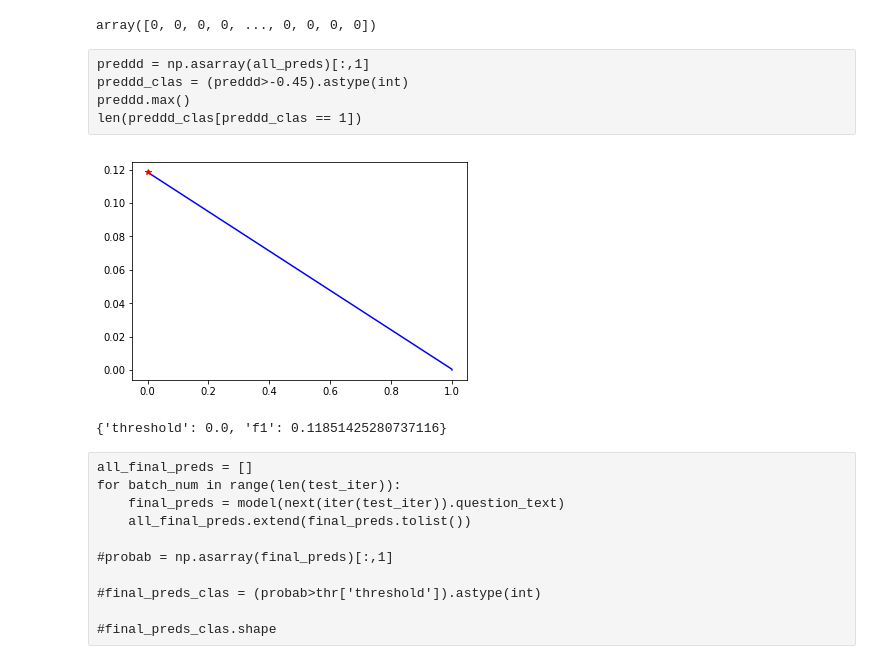
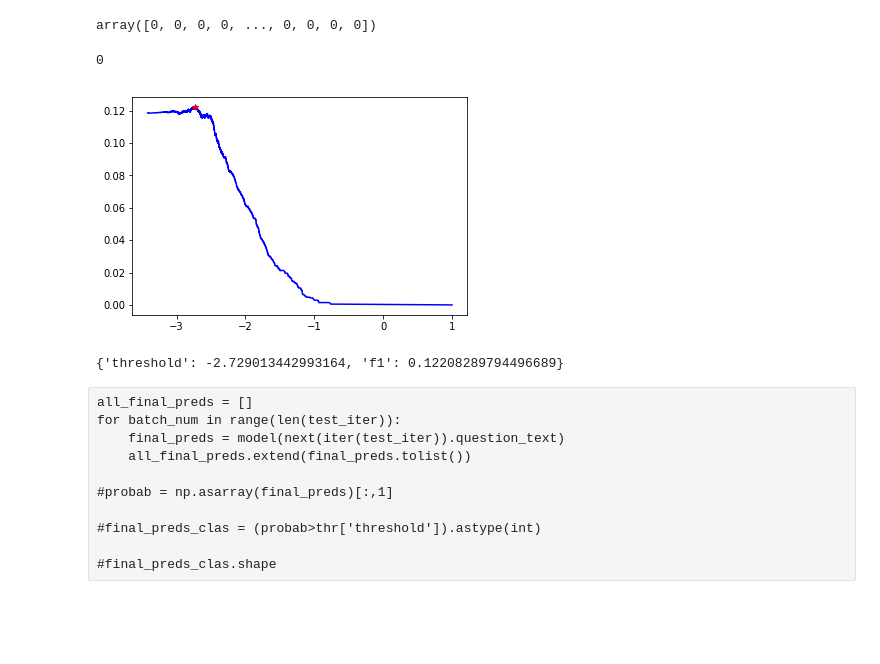
Before and after one commit to CBIANCANIELLO/InscincereQuestion, a Jupyter notebook: Assignment1.ipynb, the cells around one changed output. Drawn from its saved outputs; the diff is of its cells as text; code cells hidden in the pictures; blank space fills up the shorter version.

```diff
--- a/Assignment1.ipynb
+++ b/Assignment1.ipynb
@@ -503,16 +503,18 @@ def threshold_search(y_true, y_proba, plot=False):
         plt.show()
     search_result = {'threshold': best_th , 'f1': best_score}
     return search_result
-# %% [raw]
-preddd = np.asarray(all_preds)[:,1]
-preddd_clas = (preddd>-0.45).astype(int)
-preddd.max()
-len(preddd_clas[preddd_clas == 1])
+# %%
+preddd = np.asarray(all_preds)[:,1]
+preddd_clas = (preddd>-0.45).astype(int)
+preddd.max()
+len(preddd_clas[preddd_clas == 1])
+# %% [output]
+0
 # %%
-thr = threshold_search(all_actual, pred_Clas, plot=True);thr
+thr = threshold_search(all_actual, preddd, plot=True);thr
 # %% [output]
-[figure, old version]
+[figure, new version]
-{'threshold': 0.0, 'f1': 0.11851425280737116}
+{'threshold': -2.729013442993164, 'f1': 0.12208289794496689}
 # %% [raw]
 all_final_preds = []
 for batch_num in range(len(test_iter)):
```
